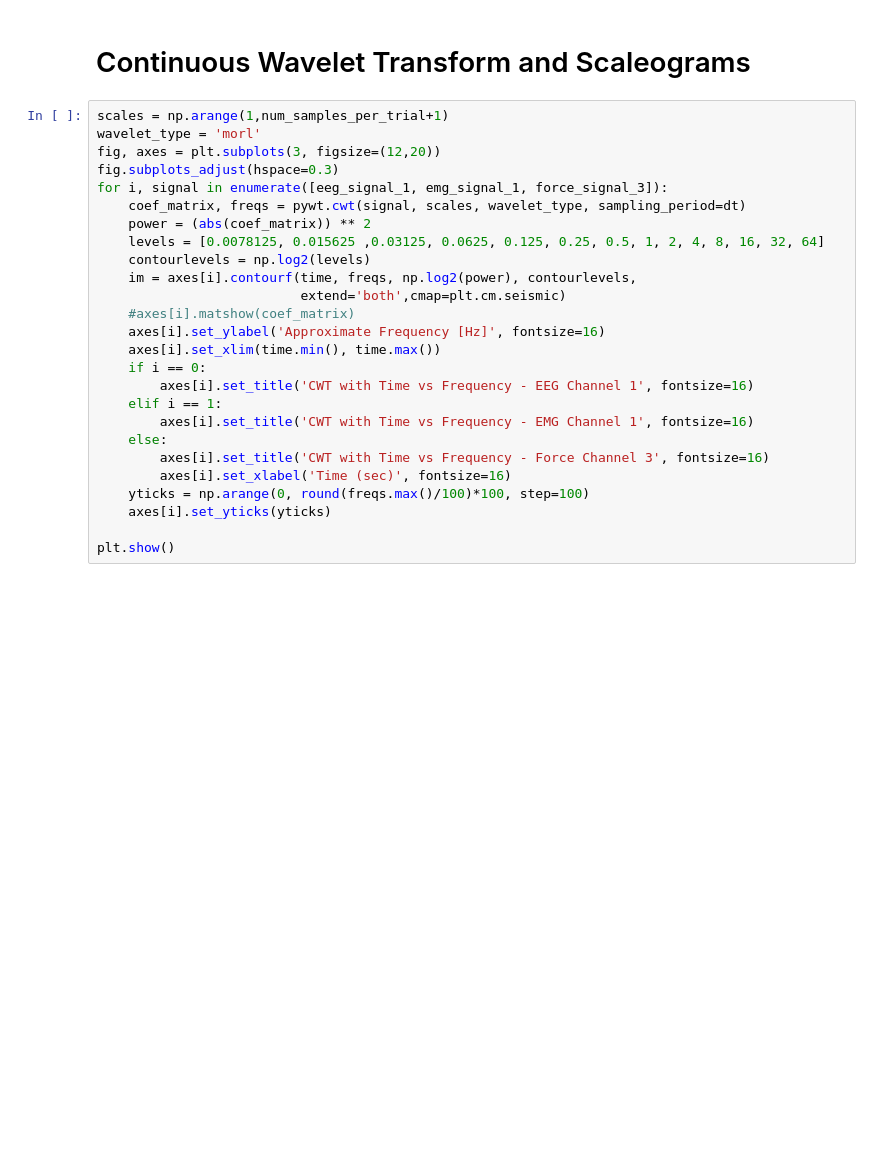
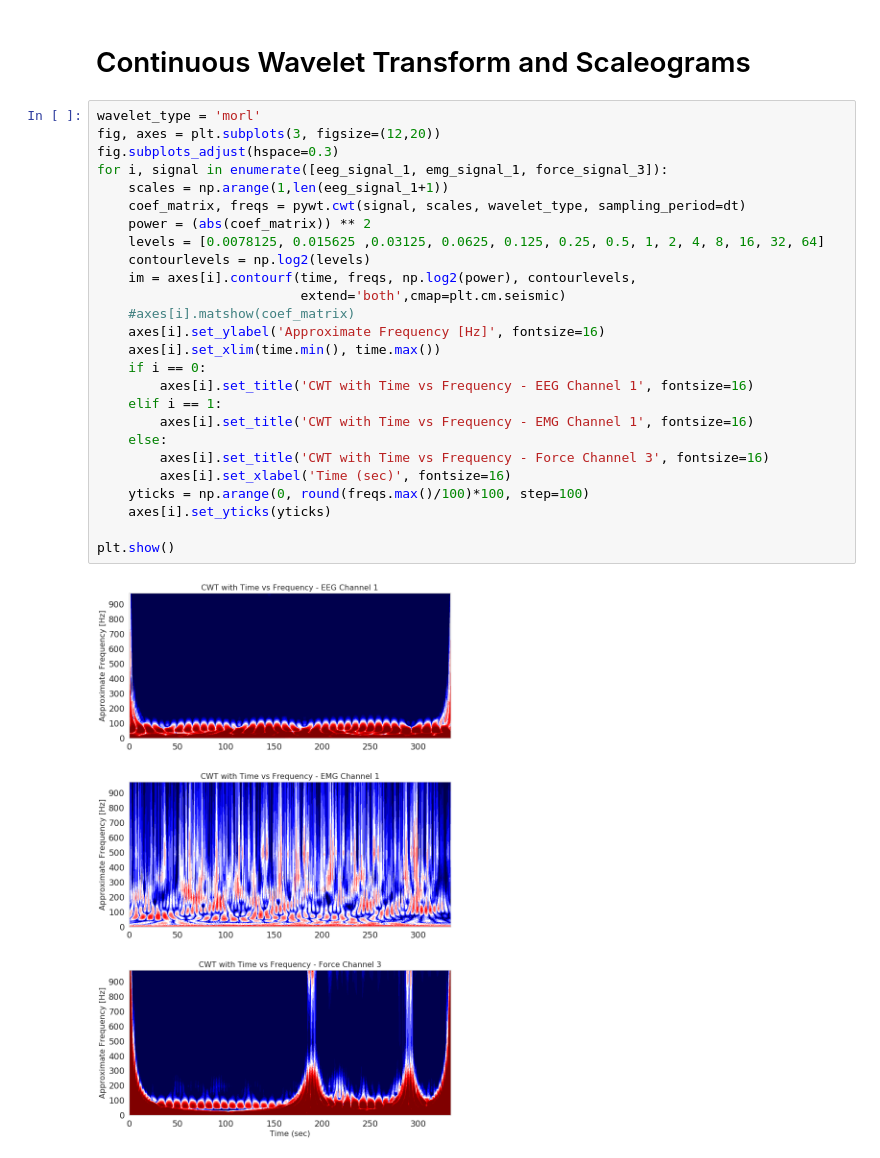
Before and after one commit to andac-demir/HapticsDynamicSystemIdentification, a Jupyter notebook: spectralAnalysis.ipynb, the cells around one changed output. Drawn from its saved outputs; the diff is of its cells as text; blank space fills up the shorter version.

```diff
--- a/spectralAnalysis.ipynb
+++ b/spectralAnalysis.ipynb
@@ -1075,28 +1079,30 @@ plt.savefig(path, bbox_inches="tight")
 # %% [markdown]
 # Continuous Wavelet Transform and Scaleograms
 # %%
-scales = np.arange(1,num_samples_per_trial+1)
 wavelet_type = 'morl'
 fig, axes = plt.subplots(3, figsize=(12,20))
 fig.subplots_adjust(hspace=0.3)
 for i, signal in enumerate([eeg_signal_1, emg_signal_1, force_signal_3]):
+    scales = np.arange(1,len(eeg_signal_1+1))
     coef_matrix, freqs = pywt.cwt(signal, scales, wavelet_type, sampling_period=dt)
     power = (abs(coef_matrix)) ** 2
     levels = [0.0078125, 0.015625 ,0.03125, 0.0625, 0.125, 0.25, 0.5, 1, 2, 4, 8, 16, 32, 64]
     contourlevels = np.log2(levels)
     im = axes[i].contourf(time, freqs, np.log2(power), contourlevels,
                           extend='both',cmap=plt.cm.seismic)
     #axes[i].matshow(coef_matrix)
     axes[i].set_ylabel('Approximate Frequency [Hz]', fontsize=16)
     axes[i].set_xlim(time.min(), time.max())
     if i == 0:
         axes[i].set_title('CWT with Time vs Frequency - EEG Channel 1', fontsize=16)
     elif i == 1:
         axes[i].set_title('CWT with Time vs Frequency - EMG Channel 1', fontsize=16)
     else:
         axes[i].set_title('CWT with Time vs Frequency - Force Channel 3', fontsize=16)
         axes[i].set_xlabel('Time (sec)', fontsize=16)
     yticks = np.arange(0, round(freqs.max()/100)*100, step=100)
     axes[i].set_yticks(yticks)
 
 plt.show()
+# %% [output]
+[figure, added]
```
Also changed, not shown: parts of 2 cells of this notebook.
